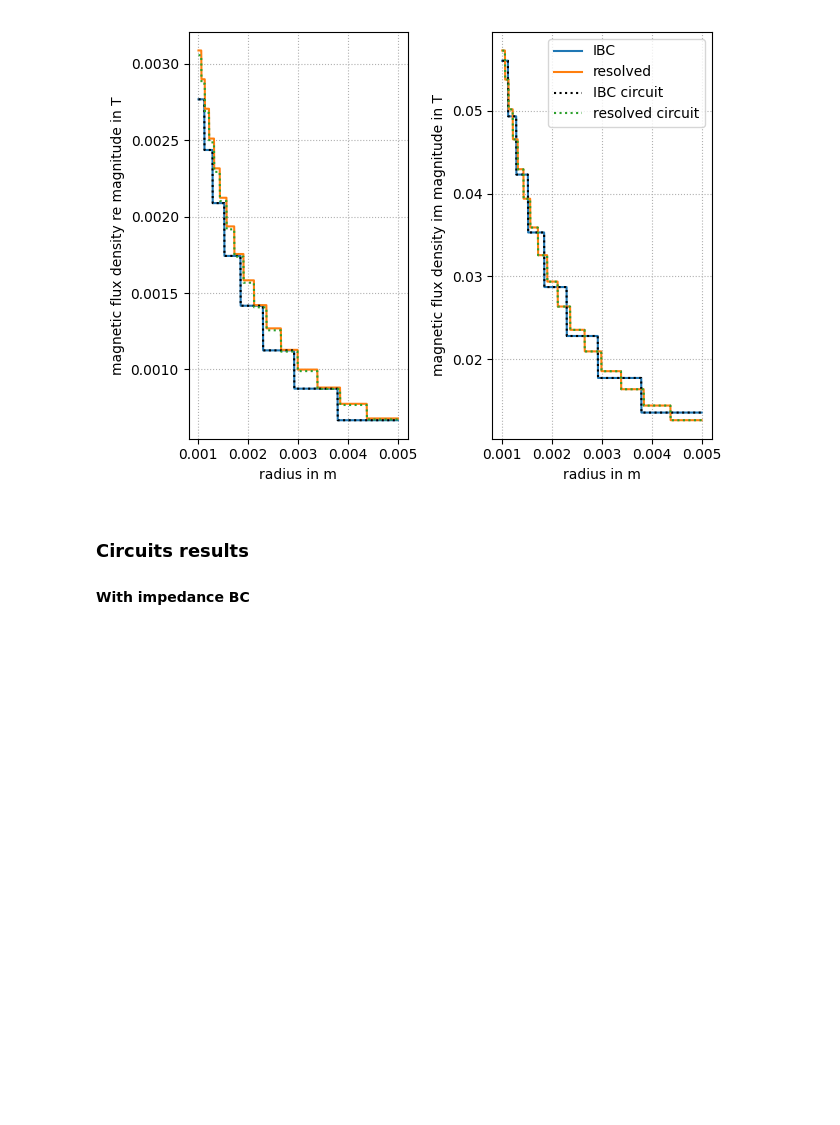
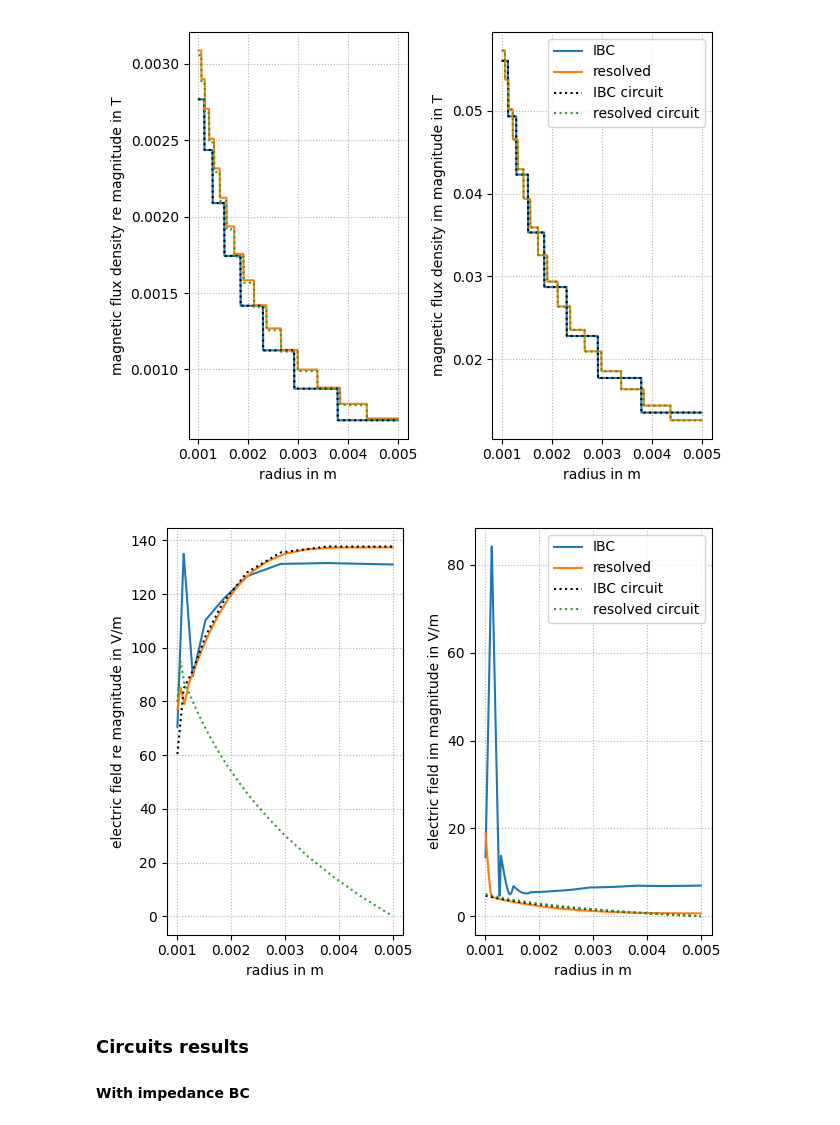
Before and after one commit to nemocrys/elmer-verification, a Jupyter notebook: impedance-boundary-condition/evaluation.ipynb, the cells around one changed output. Drawn from its saved outputs; the diff is of its cells as text; code cells hidden in the pictures; blank space fills up the shorter version.

Commit message:
add el. field comparison, re-run elmer

```diff
--- a/impedance-boundary-condition/evaluation.ipynb
+++ b/impedance-boundary-condition/evaluation.ipynb
@@ -86,6 +86,41 @@ ax[1].set_ylabel("magnetic flux density im magnitude in T")
 fig.tight_layout()
 # %% [output]
 [figure]
+# %%
+fig, ax = plt.subplots(1, 2)
+
+for case, label, style in zip(
+    ["wire_impedanceBC", "wire_no_impedanceBC", "wire_impedanceBC_circuit", "wire_no_impedanceBC_circuit"],
+    ["IBC", "resolved", "IBC circuit", "resolved circuit"],
+    ["-", "-", "k:", ":"]
+    ):
+    df = pd.read_csv(f"{case}/plot-over-line_wire-air.csv")
+    df = df.loc[df["Points:1"] > 0.001]
+    flux = np.sqrt(
+        df["electric field re:0"].to_numpy()**2
+        + df["electric field re:1"].to_numpy()**2
+        + df["electric field re:2"].to_numpy()**2
+    )
+    ax[0].plot(df["Points:1"], flux, style, label=label)
+    flux = np.sqrt(
+        df["electric field im:0"].to_numpy()**2
+        + df["electric field im:1"].to_numpy()**2
+        + df["electric field im:2"].to_numpy()**2
+    )
+    ax[1].plot(df["Points:1"], flux, style, label=label)
+
+# ax[0].legend()
+ax[0].grid(linestyle=":")
+ax[0].set_xlabel("radius in m")
+ax[0].set_ylabel("electric field re magnitude in V/m")
+
+ax[1].legend()
+ax[1].grid(linestyle=":")
+ax[1].set_xlabel("radius in m")
+ax[1].set_ylabel("electric field im magnitude in V/m")
+fig.tight_layout()
+# %% [output]
+[figure, added]
 # %% [markdown]
 ### Circuits results
 #### With impedance BC
```
Also changed, not shown: parts of 1 cell of this notebook, 13 other files.
